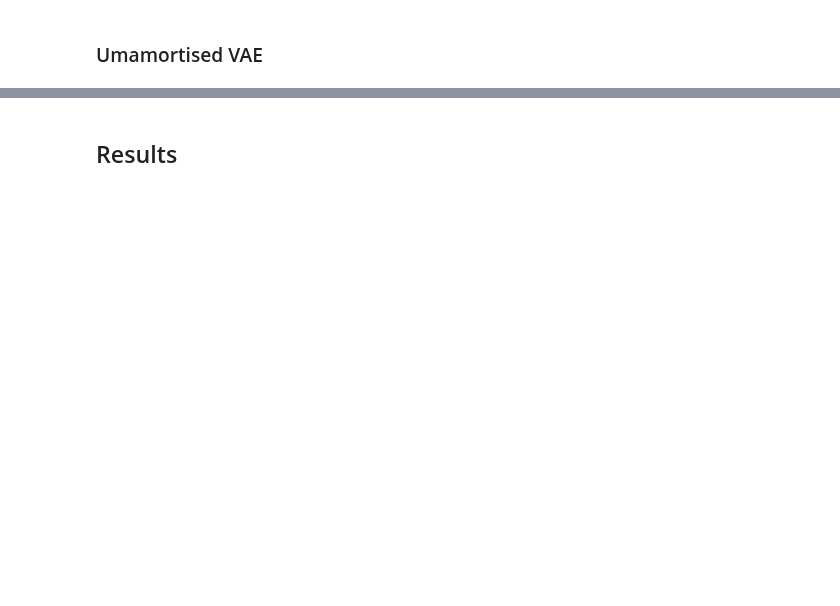
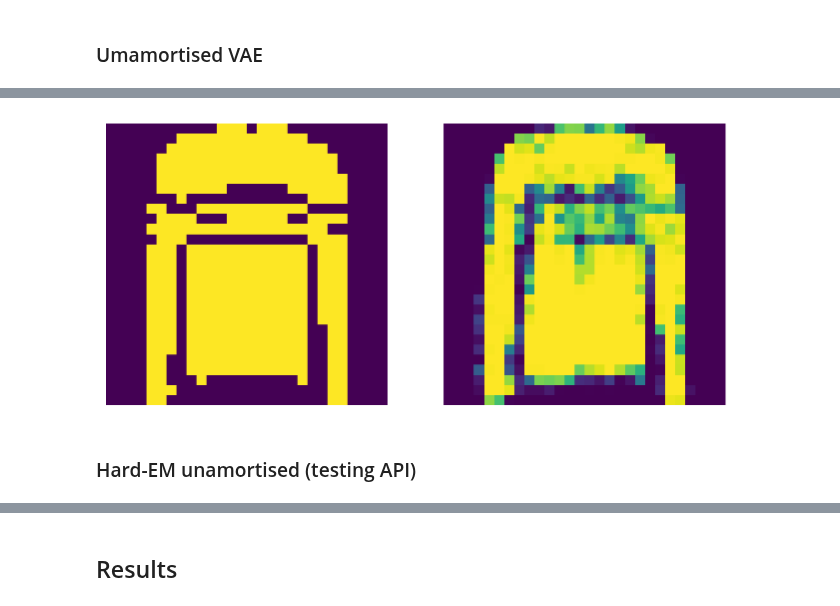
Before and after one commit to gerdm/hard-em-lvm, a Jupyter notebook: notebooks/17-unamortised-test.ipynb, the cells around one changed output, grey strips where cells are left out. Saved outputs shown, nothing was run; the diff lists cells and outputs as text; code cells hidden in the pictures; blank space fills up the shorter version.

```diff
--- a/notebooks/17-unamortised-test.ipynb
+++ b/notebooks/17-unamortised-test.ipynb
@@ -295,0 +343,20 @@ res_uvae = base_vae_hardem.train_test(
+# %%
+state_final = res_hem["train"]["state_final"]
+params_decoder, z_est = state_final
+# %%
+vals = model_hem.apply(params_decoder, z_est)
+
+ix_target = 5
+img_reconstruct = nn.sigmoid(vals[ix_target]).reshape(28, 28)
+img_target = X_warmup[ix_target].reshape(28, 28)
+
+fig, ax = plt.subplots(1, 2, figsize=(8, 4))
+ax[0].imshow(img_target)
+ax[1].imshow(img_reconstruct)
+
+ax[0].axis("off")
+ax[1].axis("off");
+# %% [output]
+[figure, added]
+# %% [markdown]
+### Hard-EM unamortised (testing API)
```
Also changed, not shown: parts of 21 cells of this notebook.
